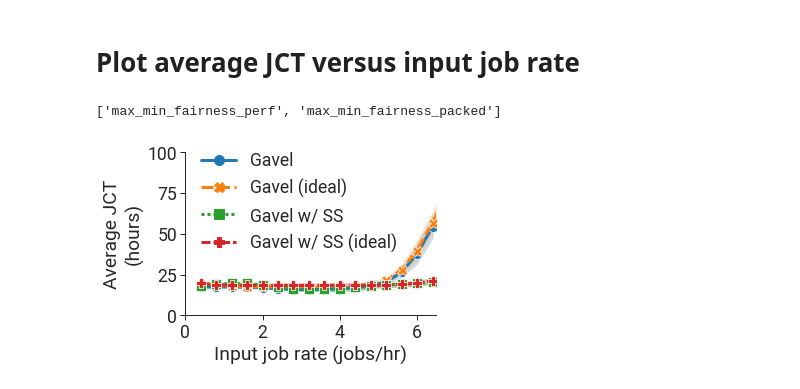
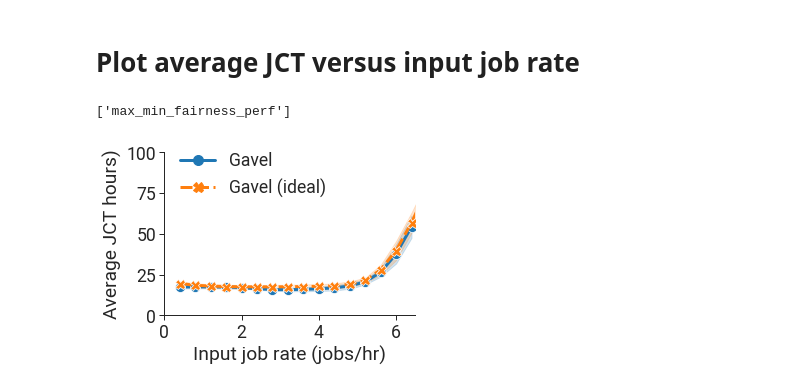
Before and after one commit to stanford-futuredata/gavel, a Jupyter notebook: scheduler/notebooks/figures/evaluation/continuous_jobs_ideal.ipynb, the cells around one changed output. Saved outputs shown, nothing was run; the diff lists cells and outputs as text; code cells hidden in the pictures.

Commit message:
More graph updates

```diff
--- a/scheduler/notebooks/figures/evaluation/continuous_jobs_ideal.ipynb
+++ b/scheduler/notebooks/figures/evaluation/continuous_jobs_ideal.ipynb
@@ -168,22 +168,21 @@ mechanism_2880_logfile_paths = sorted(get_logfile_paths(
 # %%
 all_logfile_paths = [mechanism_logfile_paths, ideal_logfile_paths]
 label_modifiers = ["", " (ideal)"]
 plot_metric_vs_inverse_lambda(
     all_logfile_paths,
     label_modifiers,
     v100s=36, p100s=36, k80s=36,
-    policies=["max_min_fairness_perf",
-              "max_min_fairness_packed"],
+    policies=["max_min_fairness_perf"],
     metric_fn=lambda x: average_jct_fn(x, min_job_id=4000, max_job_id=5000),
     metric_label="Average JCT hours)",
     xmax=6.5,
     ymax=100.0,
     extrapolate=False,
     output_filename="continuous_jobs/single_gpu_las_ideal_v100=36_p100=36_k80=36.pdf"
 )
 # %% [output]
-['max_min_fairness_perf', 'max_min_fairness_packed']
+['max_min_fairness_perf']
-[figure, old version]
+[figure, new version]
 # %%
 all_logfile_paths = [mechanism_logfile_paths, mechanism_720_logfile_paths, mechanism_1440_logfile_paths,
                      mechanism_2880_logfile_paths]
```
Also changed, not shown: parts of 1 cell of this notebook, 3 other files.
